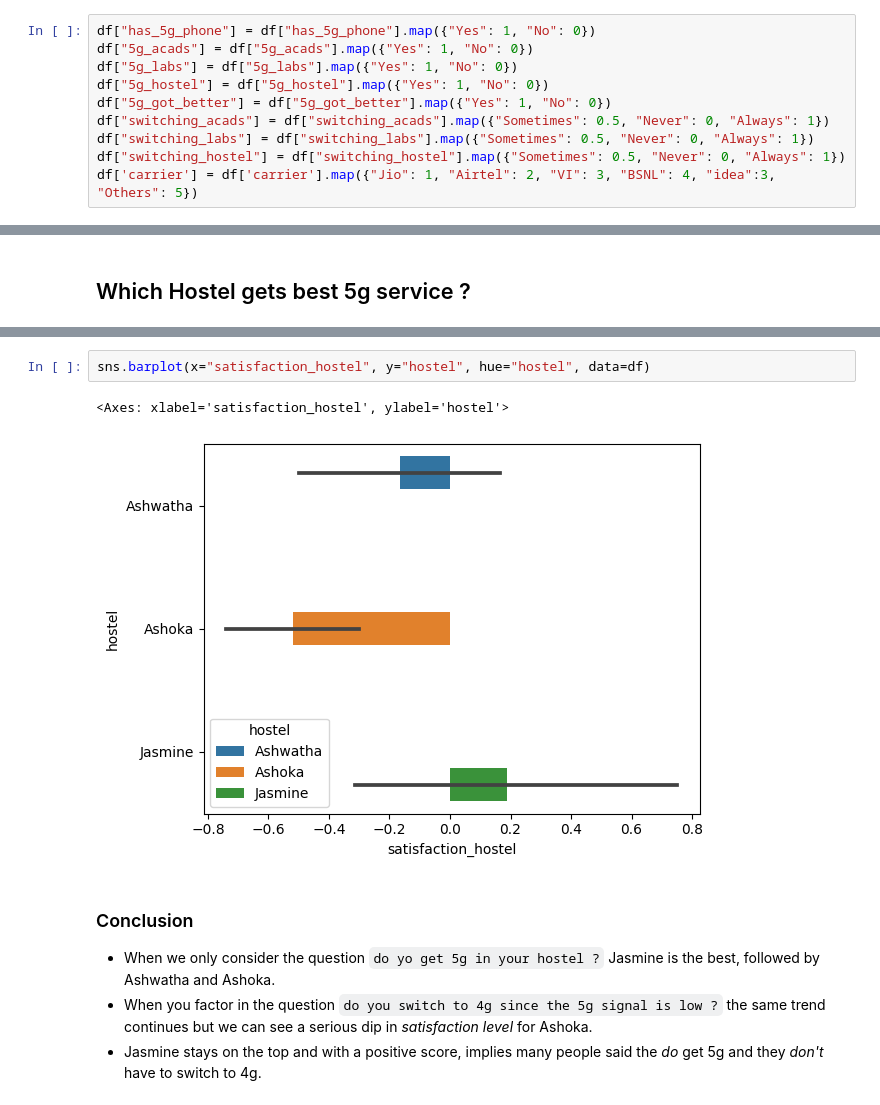
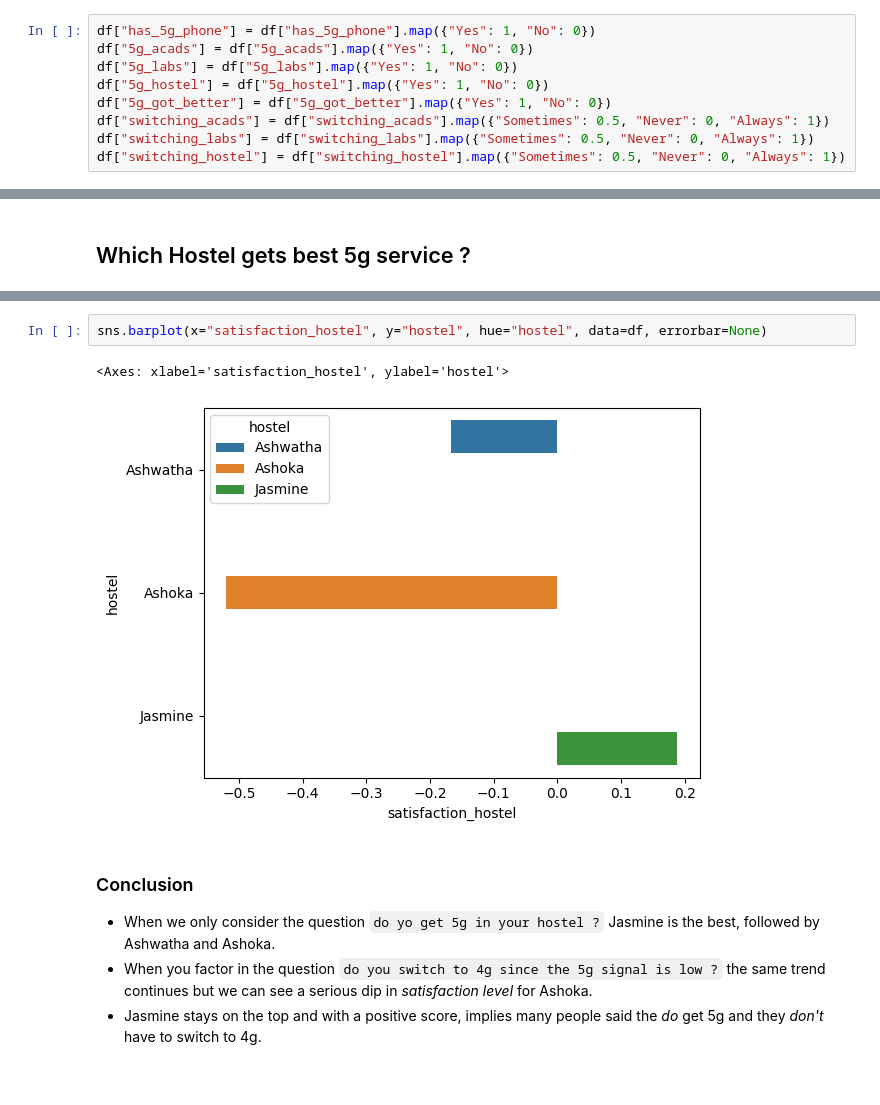
Before and after one commit to bhendi-boi/Intro-to-Data-science, a Jupyter notebook: project/main.ipynb, the cells around one changed output, grey strips where cells are left out. Cells and saved outputs as stored; diff of their text form.

```diff
--- a/project/main.ipynb
+++ b/project/main.ipynb
@@ -30,7 +30,6 @@ df["5g_got_better"] = df["5g_got_better"].map({"Yes": 1, "No": 0})
 df["switching_acads"] = df["switching_acads"].map({"Sometimes": 0.5, "Never": 0, "Always": 1})
 df["switching_labs"] = df["switching_labs"].map({"Sometimes": 0.5, "Never": 0, "Always": 1})
 df["switching_hostel"] = df["switching_hostel"].map({"Sometimes": 0.5, "Never": 0, "Always": 1})
-df['carrier'] = df['carrier'].map({"Jio": 1, "Airtel": 2, "VI": 3, "BSNL": 4, "idea":3, "Others": 5})
 # %% [markdown]
 ## Cleaning Data
 # %%
@@ -95,8 +128,8 @@ sns.barplot(x="5g_hostel", y="hostel", hue="hostel", data=df)
 # %%
-sns.barplot(x="satisfaction_hostel", y="hostel", hue="hostel", data=df)
+sns.barplot(x="satisfaction_hostel", y="hostel", hue="hostel", data=df, errorbar=None)
 # %% [output]
 <Axes: xlabel='satisfaction_hostel', ylabel='hostel'>
-[figure, old version]
+[figure, new version]
 # %% [markdown]
 ### Conclusion
 - When we only consider the question `do yo get 5g in your hostel ?` Jasmine is the best, followed by Ashwatha and Ashoka.
```
Also changed, not shown: parts of 18 cells of this notebook.
